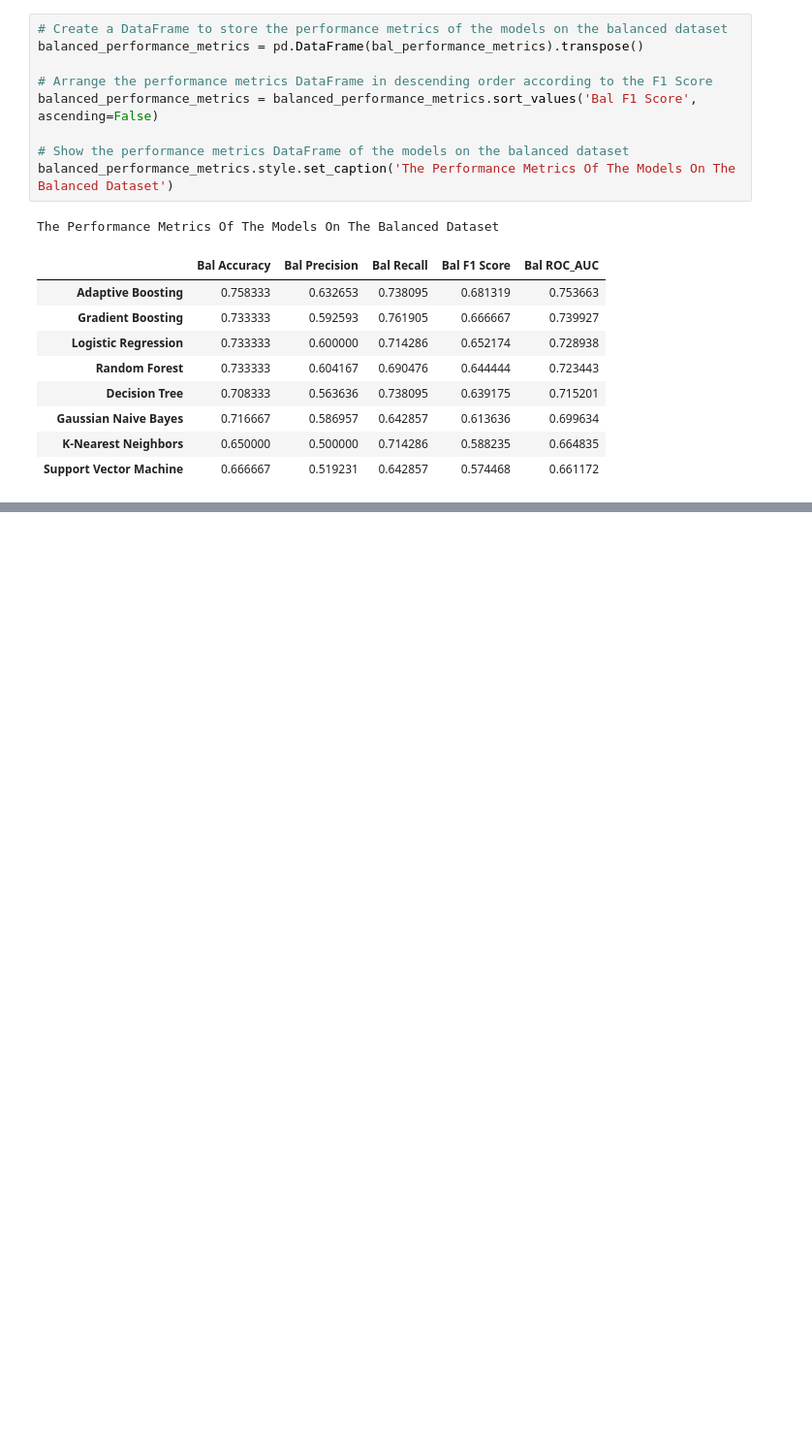
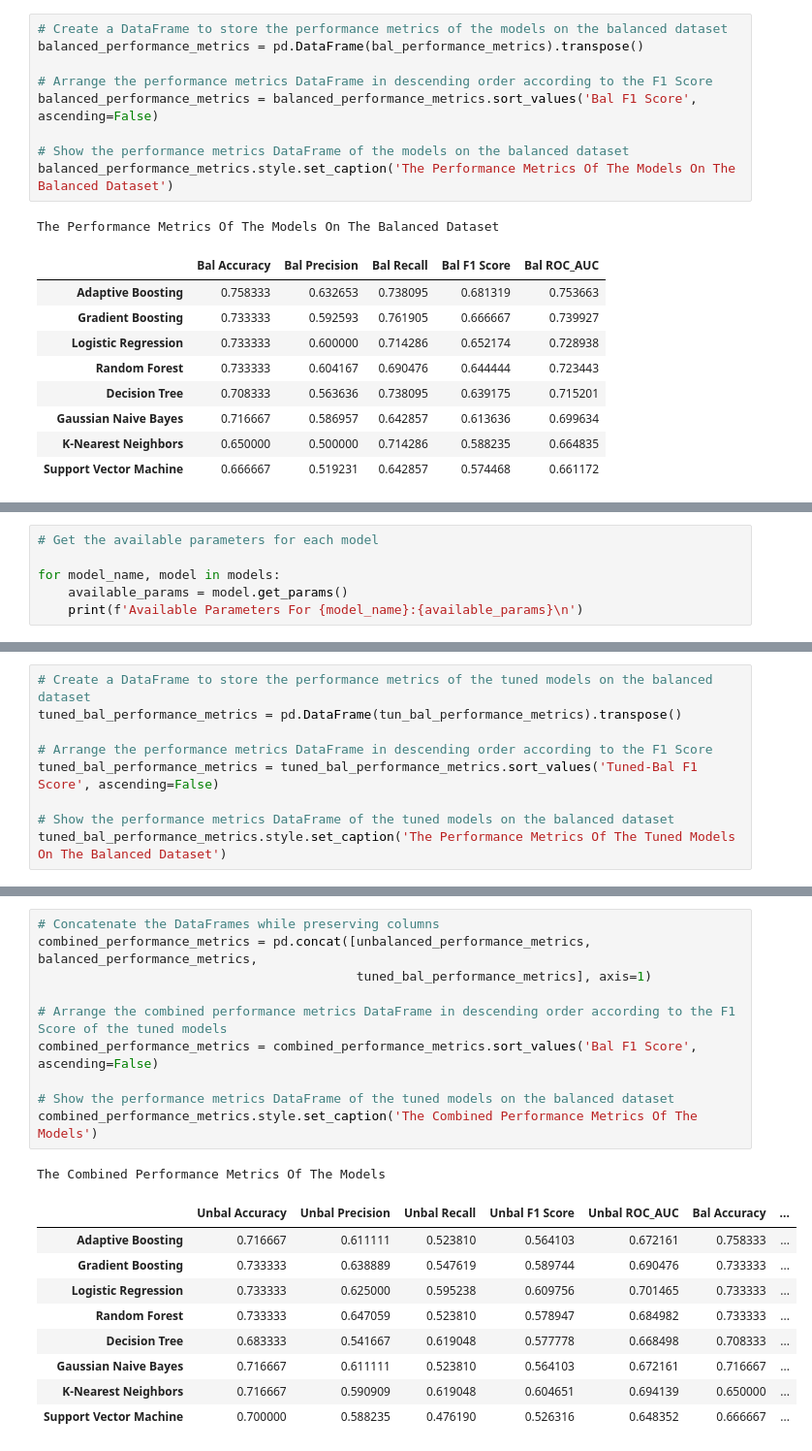
Before and after one commit to iameberedavid/Sepsis-Prediction-Analysis-and-API-Creation, a Jupyter notebook: Sepsis Prediction Analysis.ipynb, the cells around one changed output, grey strips where cells are left out. Shown at 97% size. Drawn from its saved outputs; the diff is of its cells as text; blank space fills up the shorter version.

```diff
--- a/Sepsis Prediction Analysis.ipynb
+++ b/Sepsis Prediction Analysis.ipynb
@@ -875,0 +744,6 @@ Based on the f1 score of the models, Adaptive Boosting is the best model for the
+# %%
+# Get the available parameters for each model
+
+for model_name, model in models:
+    available_params = model.get_params()
+    print(f'Available Parameters For {model_name}:{available_params}\n')
@@ -875,0 +842,9 @@ Based on the f1 score of the models, Adaptive Boosting is the best model for the
+# %%
+# Create a DataFrame to store the performance metrics of the tuned models on the balanced dataset
+tuned_bal_performance_metrics = pd.DataFrame(tun_bal_performance_metrics).transpose()
+
+# Arrange the performance metrics DataFrame in descending order according to the F1 Score
+tuned_bal_performance_metrics = tuned_bal_performance_metrics.sort_values('Tuned-Bal F1 Score', ascending=False)
+
+# Show the performance metrics DataFrame of the tuned models on the balanced dataset
+tuned_bal_performance_metrics.style.set_caption('The Performance Metrics Of The Tuned Models On The Balanced Dataset')
@@ -875,0 +868,21 @@ Based on the f1 score of the models, Adaptive Boosting is the best model for the
+# %%
+# Concatenate the DataFrames while preserving columns
+combined_performance_metrics = pd.concat([unbalanced_performance_metrics, balanced_performance_metrics,
+                                          tuned_bal_performance_metrics], axis=1)
+
+# Arrange the combined performance metrics DataFrame in descending order according to the F1 Score of the tuned models
+combined_performance_metrics = combined_performance_metrics.sort_values('Bal F1 Score', ascending=False)
+
+# Show the performance metrics DataFrame of the tuned models on the balanced dataset
+combined_performance_metrics.style.set_caption('The Combined Performance Metrics Of The Models')
+# %% [output]
+The Combined Performance Metrics Of The Models
+|  | Unbal Accuracy | Unbal Precision | Unbal Recall | Unbal F1 Score | Unbal ROC_AUC | Bal Accuracy | ... |
+| Adaptive Boosting | 0.716667 | 0.611111 | 0.523810 | 0.564103 | 0.672161 | 0.758333 | ... |
+| Gradient Boosting | 0.733333 | 0.638889 | 0.547619 | 0.589744 | 0.690476 | 0.733333 | ... |
+| Logistic Regression | 0.733333 | 0.625000 | 0.595238 | 0.609756 | 0.701465 | 0.733333 | ... |
+| Random Forest | 0.733333 | 0.647059 | 0.523810 | 0.578947 | 0.684982 | 0.733333 | ... |
+| Decision Tree | 0.683333 | 0.541667 | 0.619048 | 0.577778 | 0.668498 | 0.708333 | ... |
+| Gaussian Naive Bayes | 0.716667 | 0.611111 | 0.523810 | 0.564103 | 0.672161 | 0.716667 | ... |
+| K-Nearest Neighbors | 0.716667 | 0.590909 | 0.619048 | 0.604651 | 0.694139 | 0.650000 | ... |
+| Support Vector Machine | 0.700000 | 0.588235 | 0.476190 | 0.526316 | 0.648352 | 0.666667 | ... |
```
Also changed, not shown: parts of 39 cells of this notebook, 1 other file.
